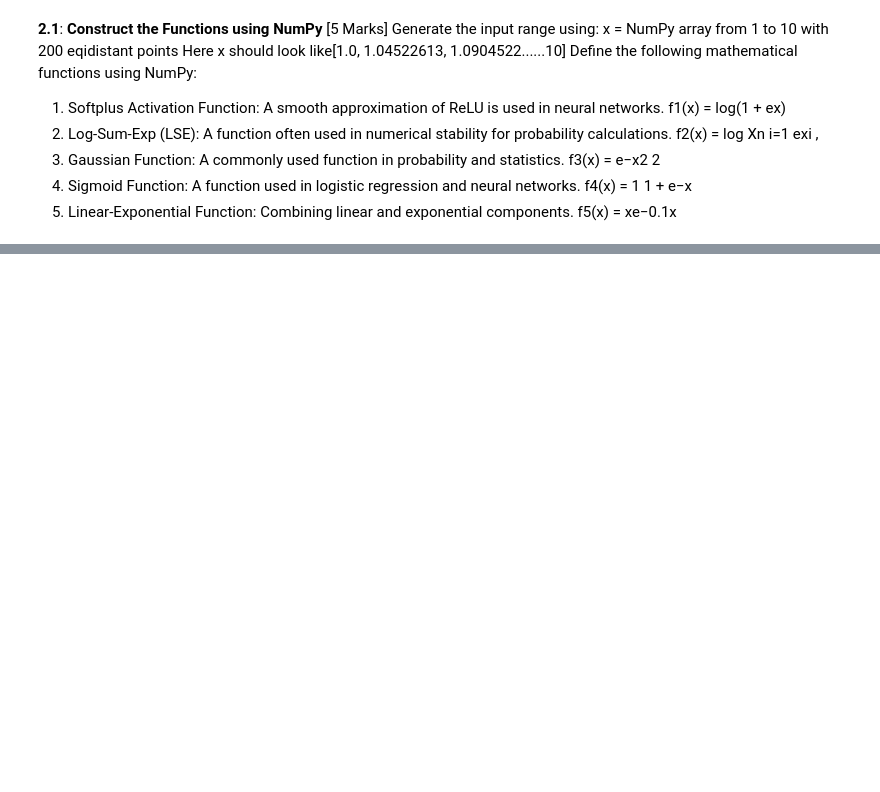
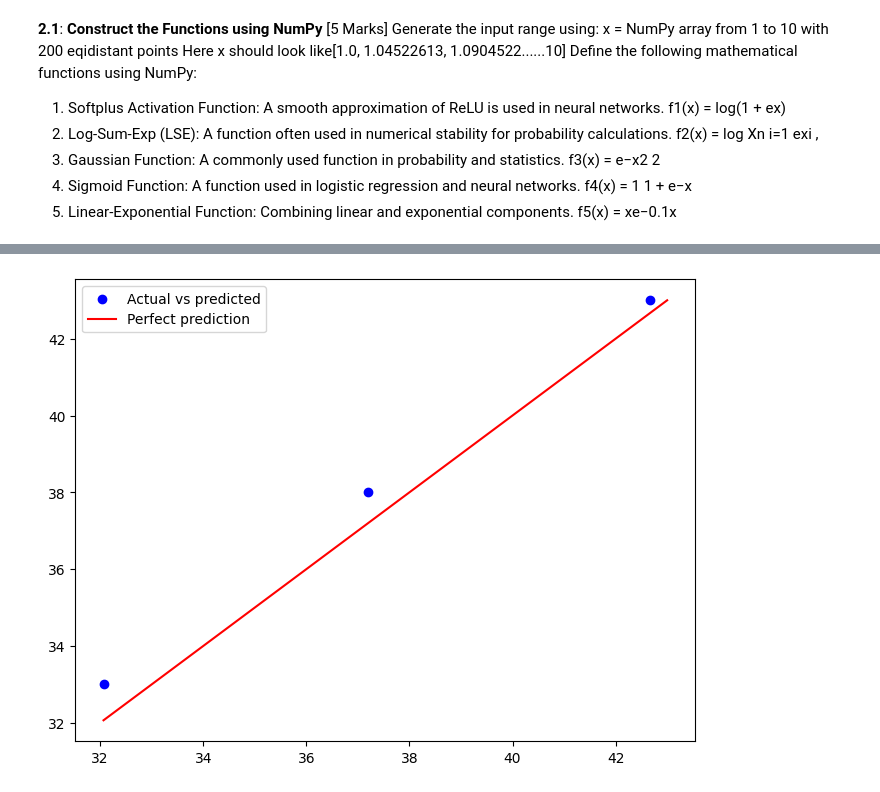
Before and after one commit to mridul1592/Programming-for-Machine-Learning-and-Data-Science, a Jupyter notebook: Practice_problems_1.ipynb, the cells around one changed output, grey strips where cells are left out. Drawn from its saved outputs; the diff is of its cells as text; code cells hidden in the pictures; blank space fills up the shorter version.

```diff
--- a/Practice_problems_1.ipynb
+++ b/Practice_problems_1.ipynb
@@ -188,0 +304,14 @@ f5(x) = xe−0.1x
+# %%
+#1. Compute the weight vector W using the normal equation: W = (X^T X)^−1 X^T y
+import numpy as np
+import matplotlib.pyplot as plt
+
+X_train = np.array([[1,1,2],[1,2,5],[1,3,7],[1,4,10],[1,5,12]])
+X_test = np.array([[1,6,14],[1,7,16],[1,8,19]])
+
+y_train = np.array([[6],[11],[16],[22],[27]])
+y_test = np.array([[33],[38],[43]])
+
+
+W = np.linalg.inv(X_train.T @ X_train) @ X_train.T @ y_train  # @ is used for matrix multiplication, .T is used for matrix Transpose
+print(W)
@@ -188,0 +322,12 @@ f5(x) = xe−0.1x
+# %%
+# Compute the predictions for the test set using: ypred = Xtest @ W
+y_pred = X_test @ W
+print(y_pred)
+
+#Compute the Mean Squared Error (MSE) and Mean Absolute Error (MAE) for the predictions:
+
+mse = np.mean((y_test - y_pred) ** 2)
+
+mae = np.mean(np.abs(y_test - y_pred))
+
+print(mse, mae)
@@ -188,0 +347,17 @@ f5(x) = xe−0.1x
+# %%
+import matplotlib.pyplot as plt
+
+plt.figure(figsize = [8,6])
+
+minval = min(np.min(y_test), np.min(y_pred))
+maxval = max(np.max(y_test), np.max(y_pred))
+
+plt.scatter(y_pred, y_test, color = 'b', label = "Actual vs predicted")
+
+plt.plot([minval, maxval], [minval, maxval], color = 'r', label = "Perfect prediction")
+
+plt.legend()
+
+plt.show()
+# %% [output]
+[figure, added]
```
Also changed, not shown: parts of 26 cells of this notebook.
